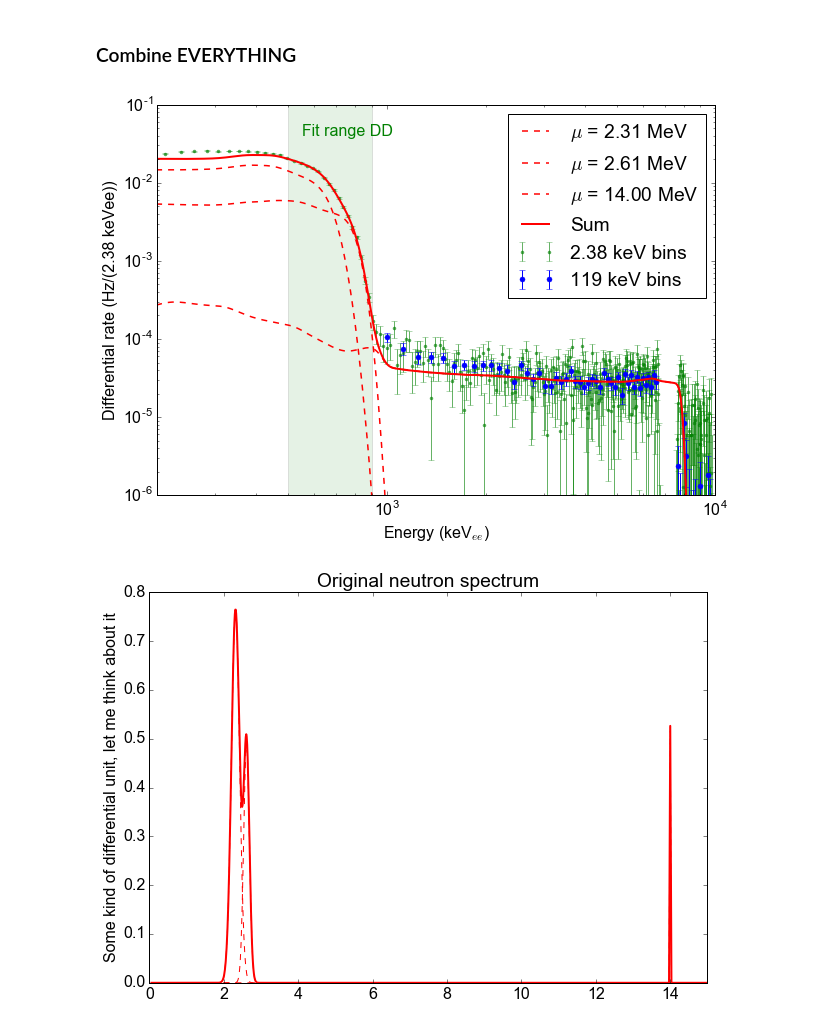
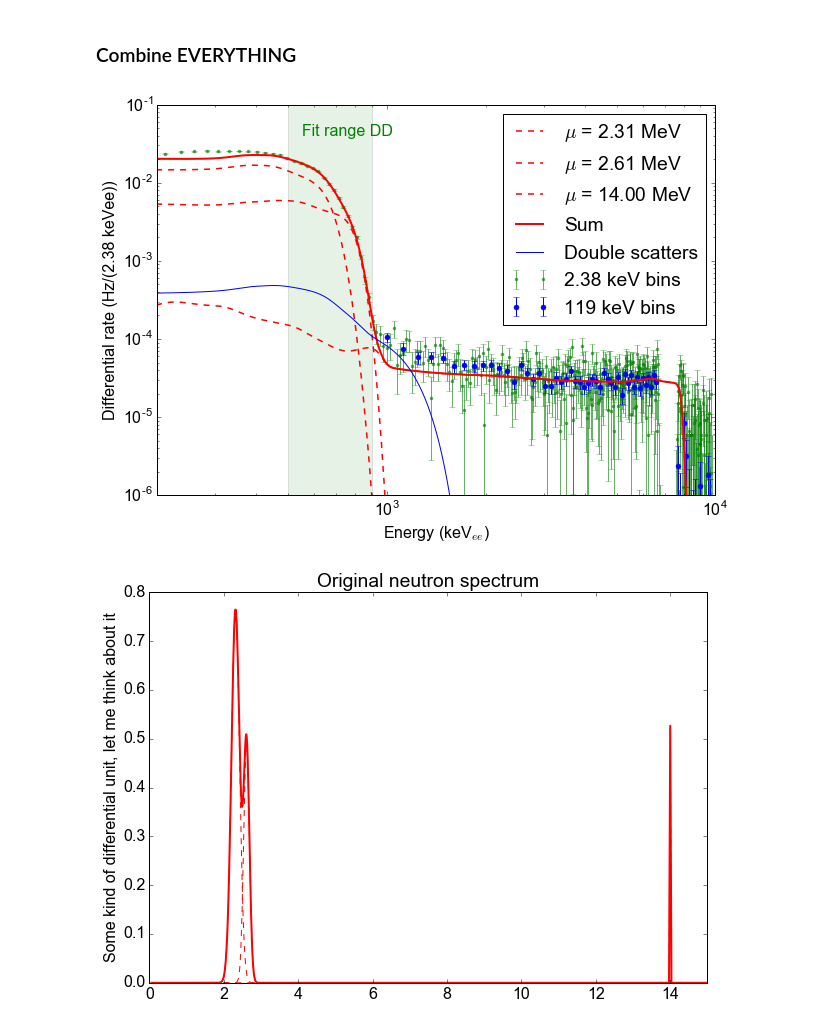
Before and after one commit to XENON1T/PTB, a Jupyter notebook: 07_deconvolution.ipynb, the cells around one changed output. Cells and saved outputs as stored; diff of their text form; code cells hidden in the pictures.

Commit message:
update chamber dimensions and some on double scatters

```diff
--- a/07_deconvolution.ipynb
+++ b/07_deconvolution.ipynb
@@ -371,7 +374,7 @@ max_e_led = 7980
 from scipy.integrate import quad
 # %%
 def integrand(x):
-    return 50*get_neutron_spectrum_interpolated_2(x, **vals)
+    return 50*get_neutron_spectrum_interpolated_2(x, **m_doub_sub.values)
 # %%
 # Quick and dirty integration but stilll within % level of scipy.integrate.quad (which is super expensive)
 # And: note that it's a correction anyway...
@@ -486,34 +582,39 @@ plt.plot(e_scale, get_neutron_spectrum_interpolated(e_scale, vals1['a2'], vals1[
         label='$\mu$ = %.2f MeV' % (vals1['mu2']), ls='--')
 plt.plot(e_scale, get_neutron_spectrum_interpolated(e_scale, 0.02*vals2['a'], vals2['mu'], vals2['sigma']),
          color='red', lw=1.5,
         label='$\mu$ = %.2f MeV' % (vals2['mu']), ls='--')
 
 # Full fit
 plt.plot(e_scale, get_neutron_spectrum_interpolated_3(e_scale,
                                                      vals1['a1'], vals1['mu1'], vals1['sigma1'],
                                                      vals1['a2'], vals1['mu2'], vals1['sigma2'],
                                                      0.02*vals2['a'], vals2['mu'], vals2['sigma'],
                                                      ), color='red', lw=2,
         label='Sum')
 
+# Double scatters
+plt.plot(e_scale, 0.2*1/sum(double_scatter_response[:len(e_scale)])*double_scatter_response[:len(e_scale)],
+         label='Double scatters')
+
+
 draw_box((min_e, max_e), (0, 1), facecolor='green', alpha=0.1)
 plt.text(550, 0.04, 'Fit range DD', color='green')
 
 plt.ylim(1e-6,1e-1)
 #plt.xlim(0,9000)
 plt.xscale('log')
 plt.xlim(200.,1e4)
 #plt.legend()
 plt.yscale('log')
 plt.xlabel('Energy (keV$_{ee}$)')
 plt.ylabel('Differential rate (Hz/(2.38 keVee))')
 #plt.title('Double Gaussian fit for background subtracted spectrum')
 plt.legend()
 
 plt.savefig('./plots/all_combined.png', bbox_inches='tight')
 plt.show()
 # %% [output]
-[figure, old version]
+[figure, new version]
 # %%
 plt.plot(neutron_energies, vals1['a1']*gaussian(neutron_energies, vals1['mu1'],vals1['sigma1']),c='red',ls='--')
 plt.plot(neutron_energies, vals1['a2']*gaussian(neutron_energies, vals1['mu2'],vals1['sigma2']),c='red',ls='--')
```
Also changed, not shown: parts of 14 cells of this notebook, 1 other file.
